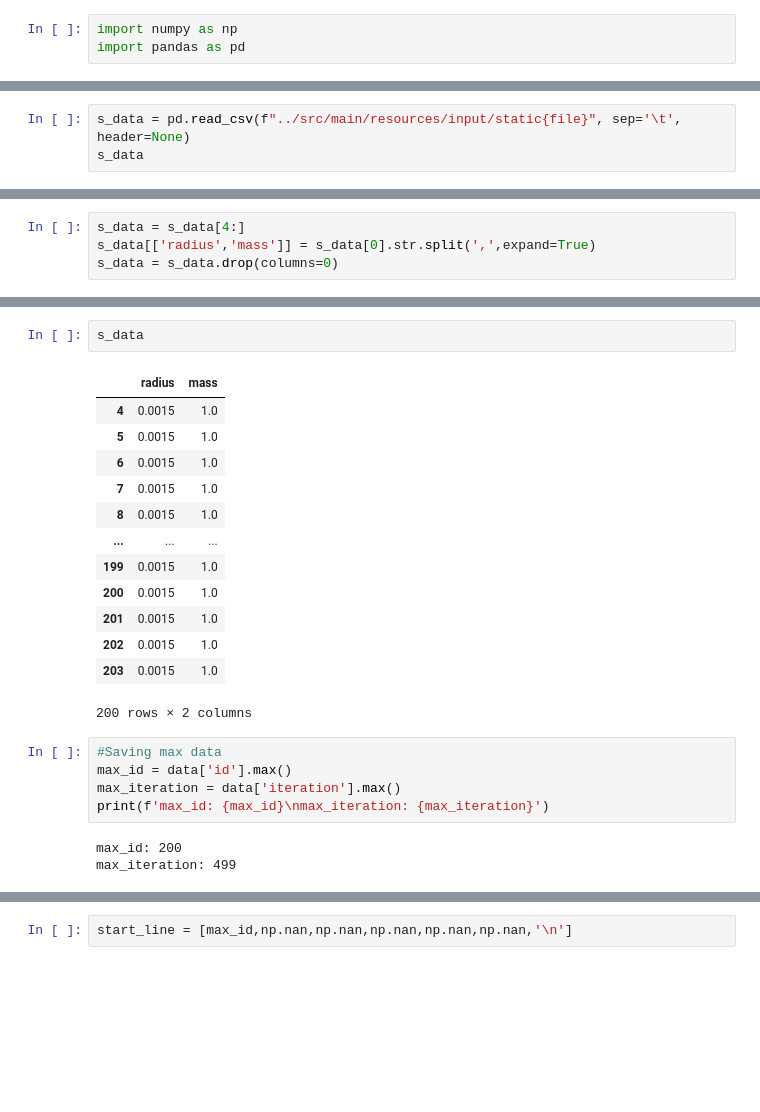
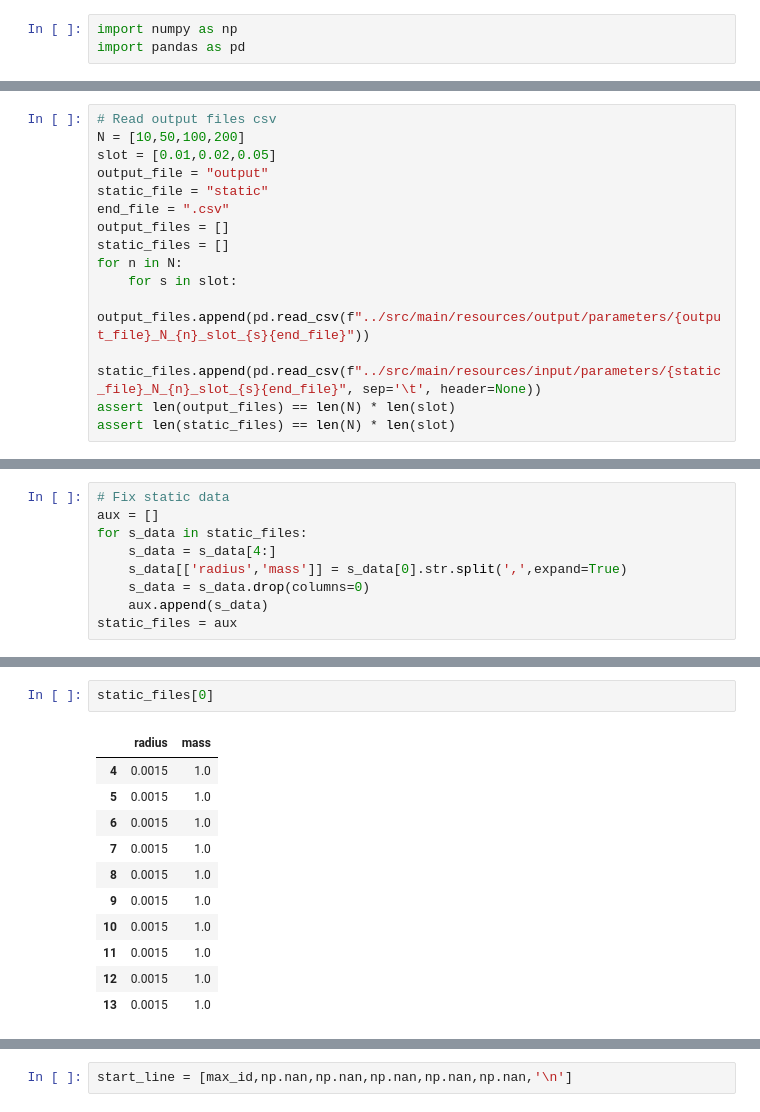
Before and after one commit to JuArce/SS_TP3, a Jupyter notebook: data_analysis/OvitoExporter.ipynb, the cells around one changed output, grey strips where cells are left out. Cells and saved outputs as stored; diff of their text form; blank space fills up the shorter version.

```diff
--- a/data_analysis/OvitoExporter.ipynb
+++ b/data_analysis/OvitoExporter.ipynb
@@ -24,3 +3,0 @@ print(data)
-# %%
-s_data = pd.read_csv(f"../src/main/resources/input/static{file}", sep='\t', header=None)
-s_data
@@ -44,0 +4,15 @@ Int64Index([0], dtype='int64')
+# %%
+# Read output files csv
+N = [10,50,100,200]
+slot = [0.01,0.02,0.05]
+output_file = "output"
+static_file = "static"
+end_file = ".csv"
+output_files = []
+static_files = []
+for n in N:
+    for s in slot:
+        output_files.append(pd.read_csv(f"../src/main/resources/output/parameters/{output_file}_N_{n}_slot_{s}{end_file}"))
+        static_files.append(pd.read_csv(f"../src/main/resources/input/parameters/{static_file}_N_{n}_slot_{s}{end_file}", sep='\t', header=None))
+assert len(output_files) == len(N) * len(slot)
+assert len(static_files) == len(N) * len(slot)
@@ -45,7 +47,12 @@ Int64Index([0], dtype='int64')
 # %%
-s_data = s_data[4:]
-s_data[['radius','mass']] = s_data[0].str.split(',',expand=True)
-s_data = s_data.drop(columns=0)
+# Fix static data
+aux = []
+for s_data in static_files:
+    s_data = s_data[4:]
+    s_data[['radius','mass']] = s_data[0].str.split(',',expand=True)
+    s_data = s_data.drop(columns=0)
+    aux.append(s_data)
+static_files = aux
 # %% [output]
 A value is trying to be set on a copy of a slice from a DataFrame.
 Try using .loc[row_indexer,col_indexer] = value instead
@@ -60,25 +74,15 @@ See the caveats in the documentation: https://pandas.pydata.org/pandas-docs/stab
-# %%
-s_data
-# %% [output]
-|  | radius | mass |
-| 4 | 0.0015 | 1.0 |
-| 5 | 0.0015 | 1.0 |
-| 6 | 0.0015 | 1.0 |
-| 7 | 0.0015 | 1.0 |
-| 8 | 0.0015 | 1.0 |
-| ... | ... | ... |
-| 199 | 0.0015 | 1.0 |
-| 200 | 0.0015 | 1.0 |
-| 201 | 0.0015 | 1.0 |
-| 202 | 0.0015 | 1.0 |
-| 203 | 0.0015 | 1.0 |
-200 rows × 2 columns
-# %%
-#Saving max data
-max_id = data['id'].max()
-max_iteration = data['iteration'].max()
-print(f'max_id: {max_id}\nmax_iteration: {max_iteration}')
-# %% [output]
-max_id: 200
-max_iteration: 499
+# %%
+static_files[0]
+# %% [output]
+|  | radius | mass |
+| 4 | 0.0015 | 1.0 |
+| 5 | 0.0015 | 1.0 |
+| 6 | 0.0015 | 1.0 |
+| 7 | 0.0015 | 1.0 |
+| 8 | 0.0015 | 1.0 |
+| 9 | 0.0015 | 1.0 |
+| 10 | 0.0015 | 1.0 |
+| 11 | 0.0015 | 1.0 |
+| 12 | 0.0015 | 1.0 |
+| 13 | 0.0015 | 1.0 |
 # %%
```
Also changed, not shown: parts of 24 cells of this notebook.
